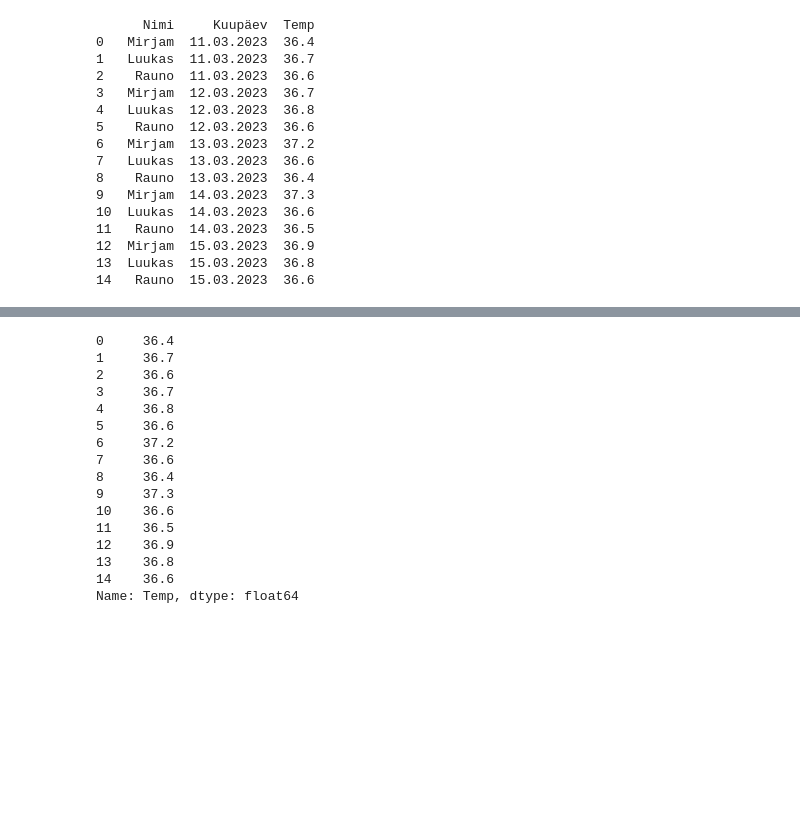
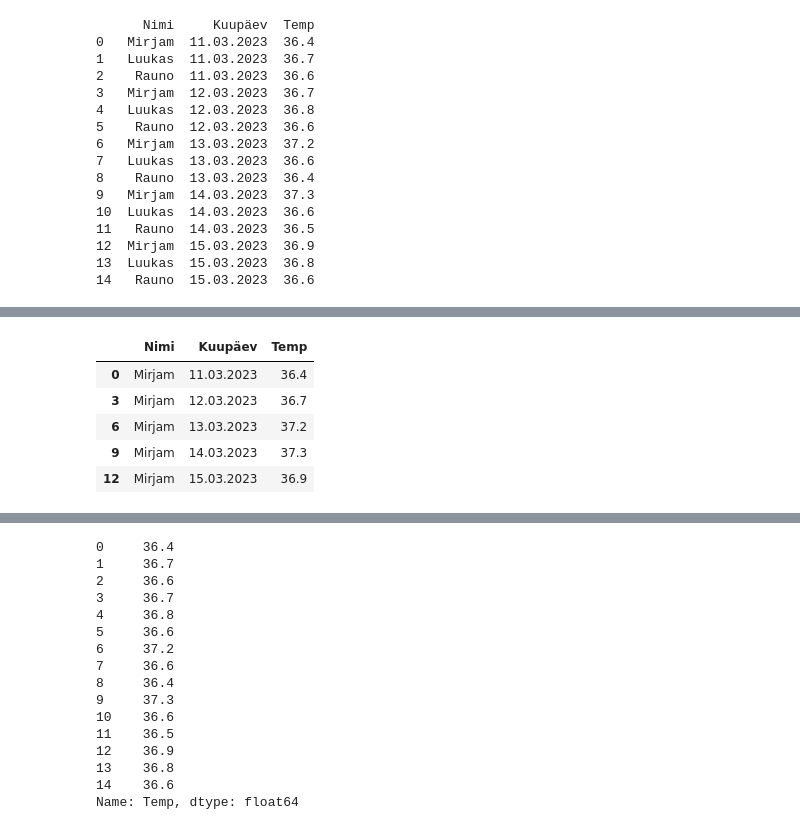
Before and after one commit to teetlohmus/pjk, a Jupyter notebook: pjk-10-klass-nparray-dataframe-dictionary.ipynb, the cells around one changed output, grey strips where cells are left out. Drawn from its saved outputs; the diff is of its cells as text; code cells hidden in the pictures; blank space fills up the shorter version.

Commit message:
Kaggle Notebook | PJK_10_klass_nparray_dataframe_dictionary | Version 7

```diff
--- a/pjk-10-klass-nparray-dataframe-dictionary.ipynb
+++ b/pjk-10-klass-nparray-dataframe-dictionary.ipynb
@@ -146,0 +161,10 @@ df.loc[tabel['Nimi'] == 'Mirjam', 'Nimi'] = 'Joosep'
+# %%
+# Kuvame ainult need dataframe'i read mis vastavad seatud tingimusele
+tabel[tabel['Nimi'] == 'Mirjam']
+# %% [output]
+|  | Nimi | Kuupäev | Temp |
+| 0 | Mirjam | 11.03.2023 | 36.4 |
+| 3 | Mirjam | 12.03.2023 | 36.7 |
+| 6 | Mirjam | 13.03.2023 | 37.2 |
+| 9 | Mirjam | 14.03.2023 | 37.3 |
+| 12 | Mirjam | 15.03.2023 | 36.9 |
```
Also changed, not shown: parts of 5 cells of this notebook.
